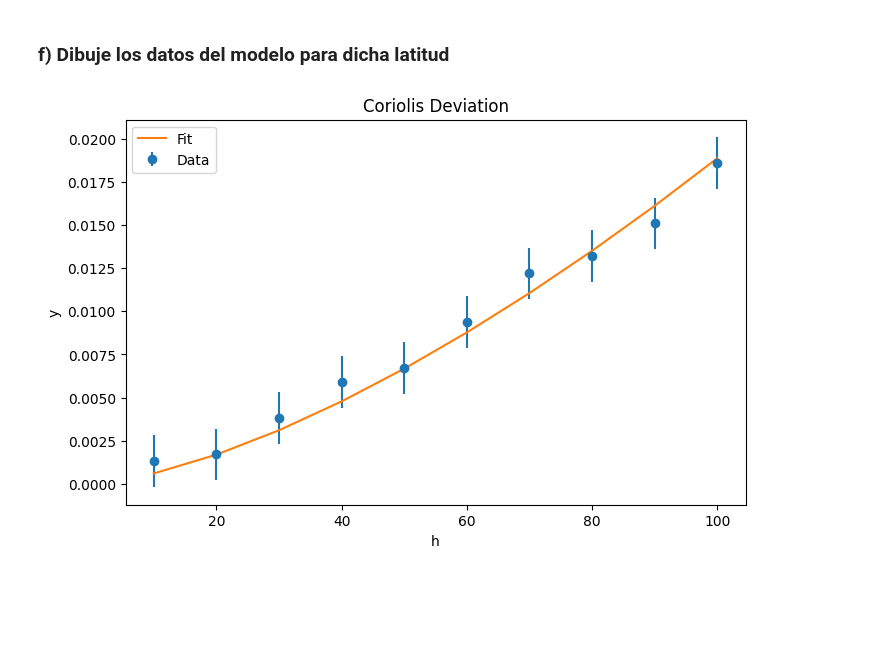
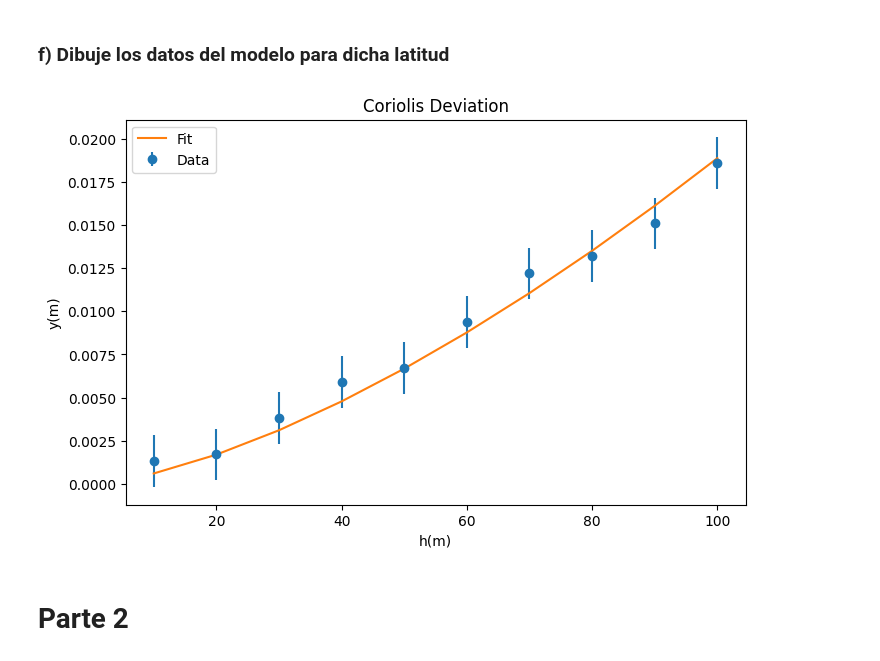
Before and after one commit to JsNcAr/Metodos1_JasonArias_AngieRicaurte, a Jupyter notebook: Parcial_Final/Final.ipynb, the cells around one changed output. Drawn from its saved outputs; the diff is of its cells as text; code cells hidden in the pictures; blank space fills up the shorter version.

Commit message:
finished graph

```diff
--- a/Parcial_Final/Final.ipynb
+++ b/Parcial_Final/Final.ipynb
@@ -46,12 +46,14 @@ Warning: Desired error not necessarily achieved due to precision loss.
 # %%
 fig = plt.figure(figsize=(8, 5))
 ax = fig.add_subplot(111)
 ax.errorbar(h, y, sigmay, fmt='o', label='Data')
 ax.plot(h, coriolis_deviation(h, angle, g, bestparam), label='Fit')
-ax.set_xlabel('h')
-ax.set_ylabel('y')
+ax.set_xlabel('h(m)')
+ax.set_ylabel('y(m)')
 ax.set_title('Coriolis Deviation')
 ax.legend()
 plt.show()
 # %% [output]
-[figure, old version]
+[figure, new version]
+# %% [markdown]
+# Parte 2
```
Also changed, not shown: parts of 5 cells of this notebook.
